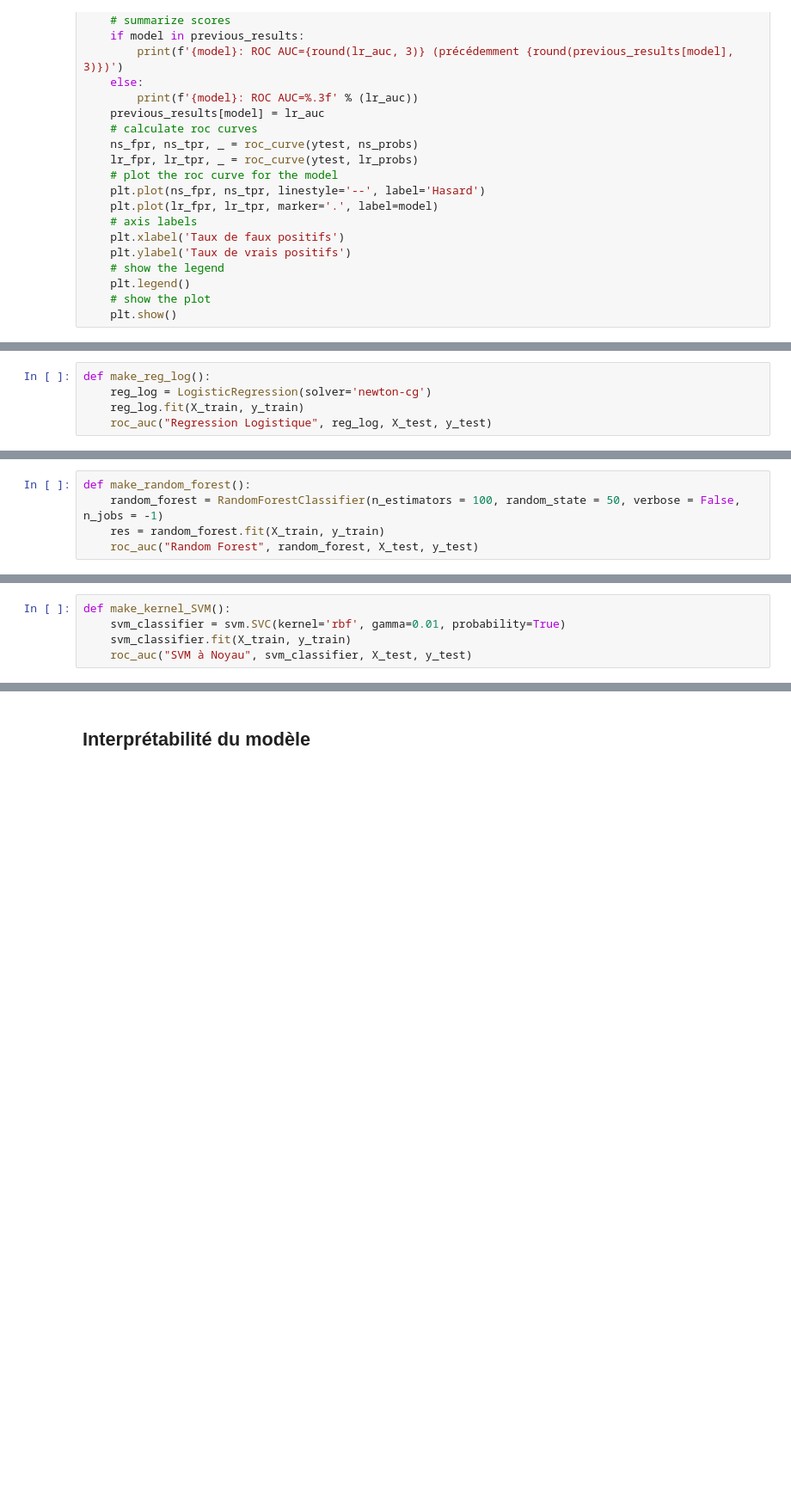
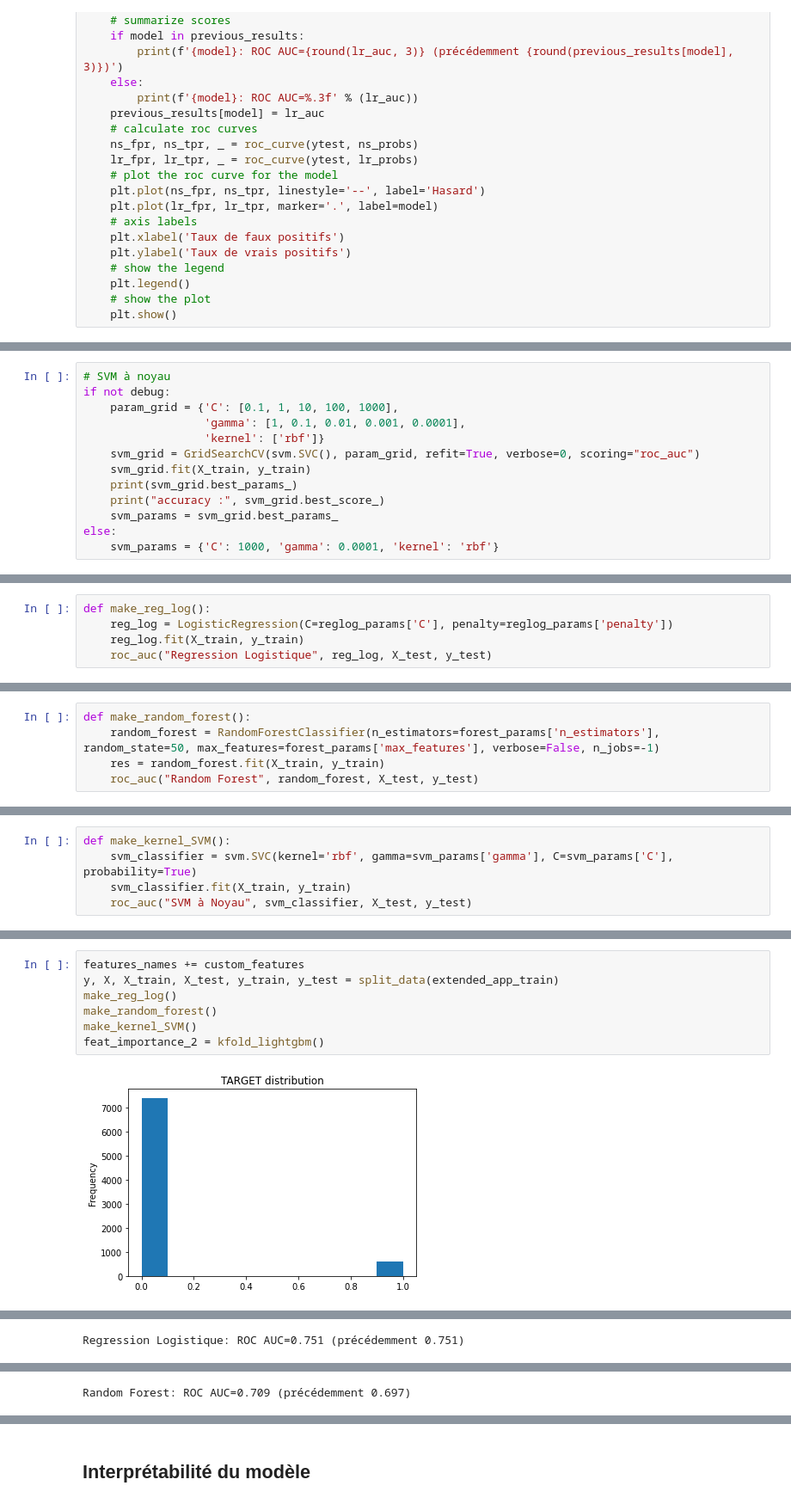
Before and after one commit to ThibaultDieudonne/Credit-Scoring, a Jupyter notebook: notebook.ipynb, the cells around one changed output, grey strips where cells are left out. Shown: that part at 86% size. Saved outputs shown, nothing was run; the diff lists cells and outputs as text; blank space fills up the shorter version.

Commit message:
implemented SMOTE and hyperparameters tuning with grid search

```diff
--- a/notebook.ipynb
+++ b/notebook.ipynb
@@ -395 +441,14 @@ def split_data(df):
+# %%
+# SVM à noyau
+if not debug:
+    param_grid = {'C': [0.1, 1, 10, 100, 1000],
+                  'gamma': [1, 0.1, 0.01, 0.001, 0.0001],
+                  'kernel': ['rbf']}
+    svm_grid = GridSearchCV(svm.SVC(), param_grid, refit=True, verbose=0, scoring="roc_auc")
+    svm_grid.fit(X_train, y_train)
+    print(svm_grid.best_params_)
+    print("accuracy :", svm_grid.best_score_)
+    svm_params = svm_grid.best_params_
+else:
+    svm_params = {'C': 1000, 'gamma': 0.0001, 'kernel': 'rbf'}
 # %% [markdown]
@@ -397,6 +456,6 @@ Regression Logistique
 # %%
 def make_reg_log():
-    reg_log = LogisticRegression(solver='newton-cg')
+    reg_log = LogisticRegression(C=reglog_params['C'], penalty=reglog_params['penalty'])
     reg_log.fit(X_train, y_train)
     roc_auc("Regression Logistique", reg_log, X_test, y_test)
 # %% [markdown]
@@ -404,6 +463,6 @@ Random Forest
 # %%
 def make_random_forest():
-    random_forest = RandomForestClassifier(n_estimators = 100, random_state = 50, verbose = False, n_jobs = -1)
+    random_forest = RandomForestClassifier(n_estimators=forest_params['n_estimators'], random_state=50, max_features=forest_params['max_features'], verbose=False, n_jobs=-1)
     res = random_forest.fit(X_train, y_train)
     roc_auc("Random Forest", random_forest, X_test, y_test)
 # %% [markdown]
@@ -411,6 +470,6 @@ SVM à Noyau
 # %%
 def make_kernel_SVM():
-    svm_classifier = svm.SVC(kernel='rbf', gamma=0.01, probability=True)
+    svm_classifier = svm.SVC(kernel='rbf', gamma=svm_params['gamma'], C=svm_params['C'], probability=True)
     svm_classifier.fit(X_train, y_train)
     roc_auc("SVM à Noyau", svm_classifier, X_test, y_test)
 # %% [markdown]
@@ -502,0 +543,9 @@ LGBM: ROC AUC=0.717 (précédemment 0.716)
+# %%
+features_names += custom_features
+y, X, X_train, X_test, y_train, y_test = split_data(extended_app_train)
+make_reg_log()
+make_random_forest()
+make_kernel_SVM()
+feat_importance_2 = kfold_lightgbm()
+# %% [output]
+[figure, added]
@@ -502,0 +553 @@ LGBM: ROC AUC=0.717 (précédemment 0.716)
+Regression Logistique: ROC AUC=0.751 (précédemment 0.751)
@@ -502,0 +555 @@ LGBM: ROC AUC=0.717 (précédemment 0.716)
+Random Forest: ROC AUC=0.709 (précédemment 0.697)
```
Also changed, not shown: parts of 29 cells of this notebook, 1 other file.
